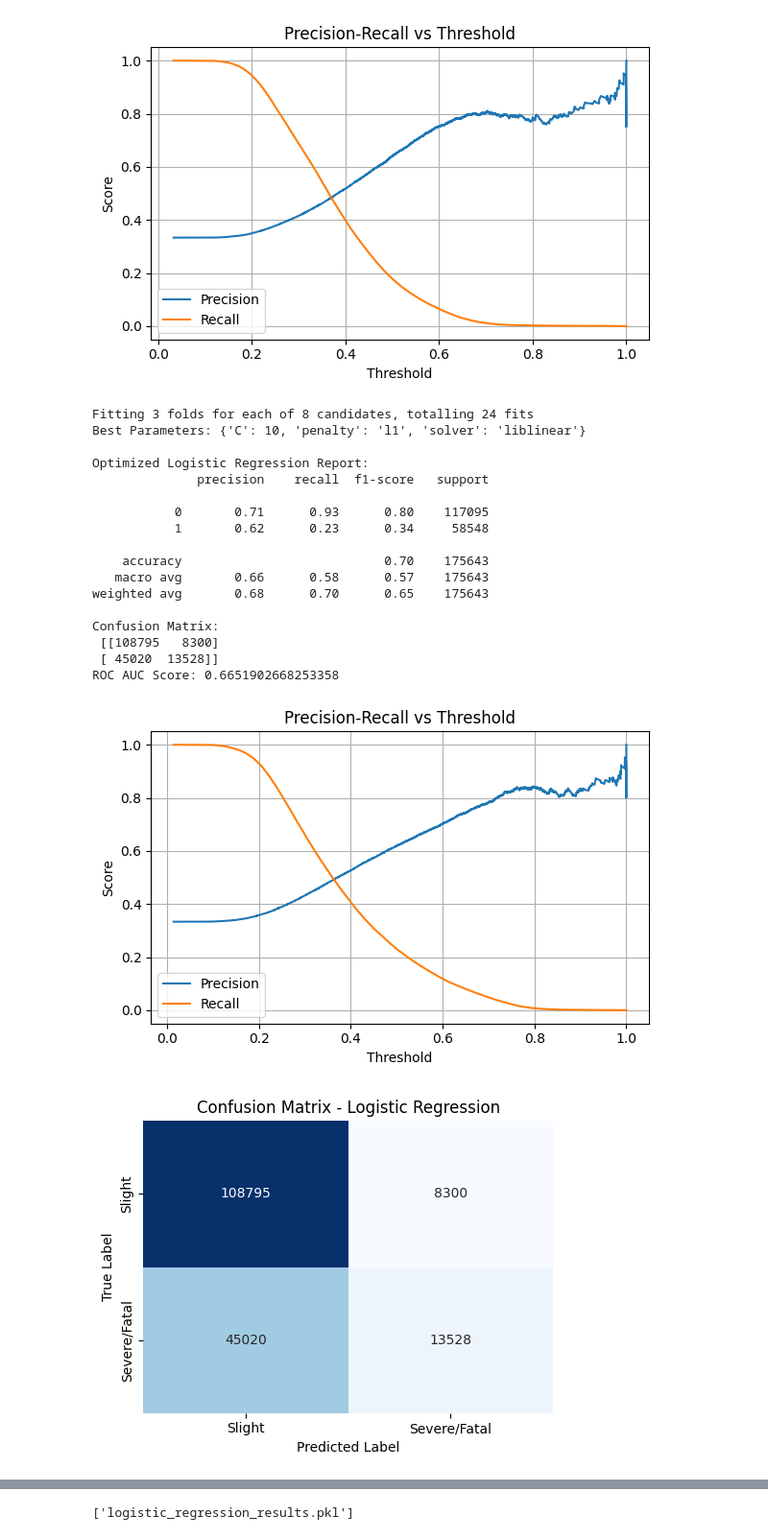
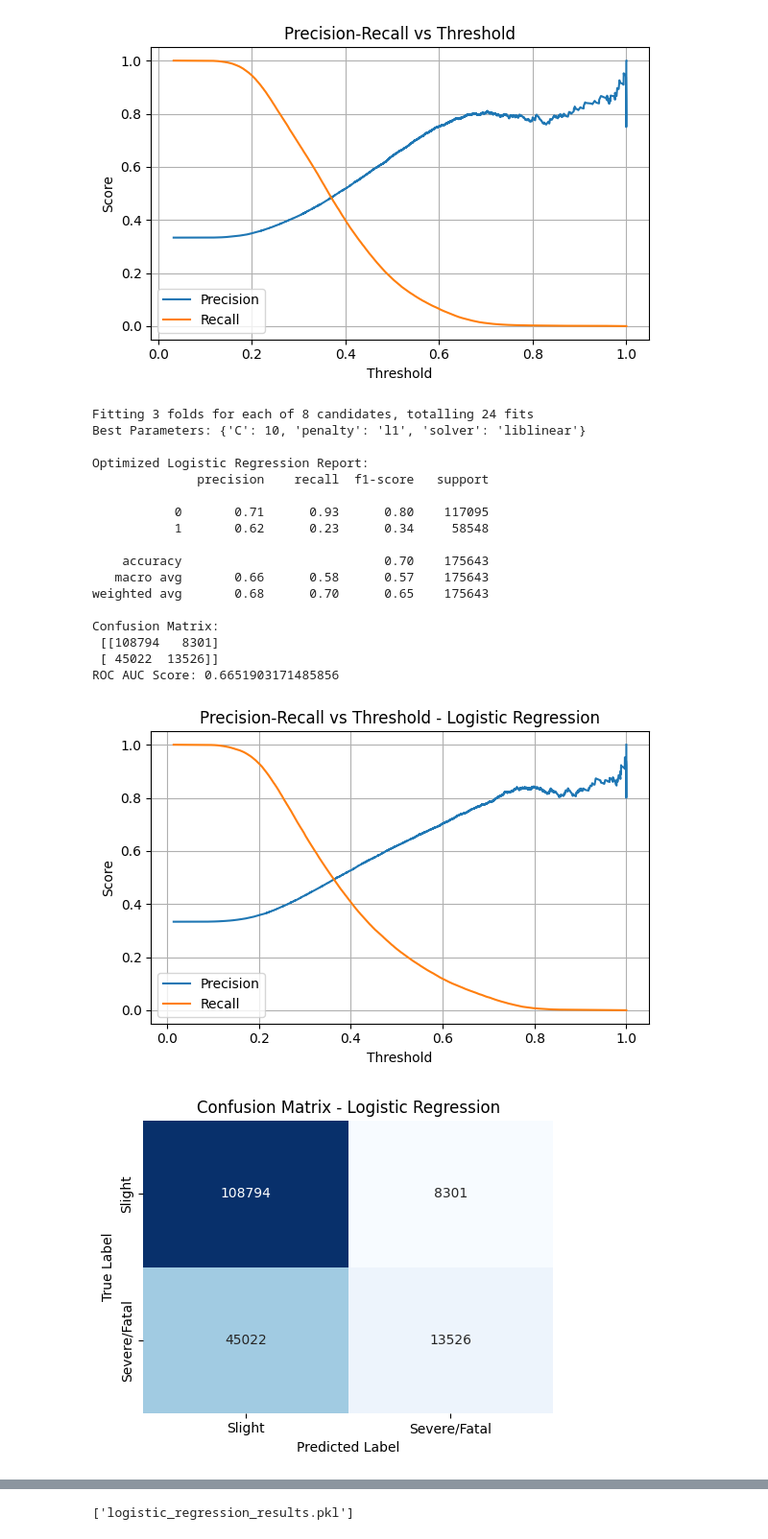
Before and after one commit to aishwarya-shekar-babu/Road-Accident-Prediction, a Jupyter notebook: Road_Accident_Prediction_finalmodels_with_app.ipynb, the cells around one changed output, grey strips where cells are left out. Shown at 96% size. Drawn from its saved outputs; the diff is of its cells as text; code cells hidden in the pictures.

```diff
--- a/Road_Accident_Prediction_finalmodels_with_app.ipynb
+++ b/Road_Accident_Prediction_finalmodels_with_app.ipynb
@@ -1136,11 +1136,11 @@ Confusion Matrix:
 ROC AUC Score: 0.6550407753540282
 [figure]
 # %%
-
 from sklearn.linear_model import LogisticRegression
 from sklearn.model_selection import GridSearchCV
-from sklearn.metrics import classification_report, confusion_matrix, roc_auc_score, precision_recall_curve
+from sklearn.metrics import classification_report, confusion_matrix, roc_auc_score, precision_recall_curve, roc_curve
 import matplotlib.pyplot as plt
+import seaborn as sns
 
 # 1. Define parameter grid
 param_grid = {
@@ -1160,81 +1160,72 @@ grid_search.fit(X_train, y_train)
 best_log_clf = grid_search.best_estimator_
 
 # 5. Predictions
-y_pred = best_log_clf.predict(X_test)
-y_proba = best_log_clf.predict_proba(X_test)[:, 1]
+y_pred_log = best_log_clf.predict(X_test)
+y_proba_log = best_log_clf.predict_proba(X_test)[:, 1]
 
 # 6. Evaluation
 print("Best Parameters:", grid_search.best_params_)
 print("\nOptimized Logistic Regression Report:")
-print(classification_report(y_test, y_pred))
-print("Confusion Matrix:\n", confusion_matrix(y_test, y_pred))
-print("ROC AUC Score:", roc_auc_score(y_test, y_proba))
+print(classification_report(y_test, y_pred_log))
+print("Confusion Matrix:\n", confusion_matrix(y_test, y_pred_log))
+print("ROC AUC Score:", roc_auc_score(y_test, y_proba_log))
 
 # 7. Precision-Recall Curve
-precision, recall, thresholds = precision_recall_curve(y_test, y_proba)
+precision, recall, thresholds = precision_recall_curve(y_test, y_proba_log)
 plt.figure(figsize=(6, 4))
 plt.plot(thresholds, precision[:-1], label='Precision')
 plt.plot(thresholds, recall[:-1], label='Recall')
 plt.xlabel('Threshold')
 plt.ylabel('Score')
-plt.title('Precision-Recall vs Threshold')
+plt.title('Precision-Recall vs Threshold - Logistic Regression')
 plt.legend()
 plt.grid(True)
 plt.tight_layout()
 plt.show()
 
-
-# Compute the confusion matrix
-cm = confusion_matrix(y_test, y_pred)
-
-# Create the heatmap
+# 8. Confusion Matrix Heatmap
+cm = confusion_matrix(y_test, y_pred_log)
 plt.figure(figsize=(5, 4))
 ax = sns.heatmap(cm, annot=True, fmt='d', cmap='Blues', cbar=False)
-
-# Fix tick labels explicitly using set
 ax.set_xticklabels(['Slight', 'Severe/Fatal'])
 ax.set_yticklabels(['Slight', 'Severe/Fatal'])
-
-# Add labels and title
 plt.xlabel('Predicted Label')
 plt.ylabel('True Label')
 plt.title('Confusion Matrix - Logistic Regression')
 plt.tight_layout()
 plt.show()
 
-from sklearn.metrics import roc_curve
-
-fpr, tpr, _ = roc_curve(y_test, y_proba)
-
+# 9. ROC Curve
+fpr, tpr, _ = roc_curve(y_test, y_proba_log)
 plt.figure(figsize=(6, 4))
-plt.plot(fpr, tpr, label=f'AUC = {roc_auc_score(y_test, y_proba):.3f}')
+plt.plot(fpr, tpr, label=f'AUC = {roc_auc_score(y_test, y_proba_log):.3f}')
 plt.plot([0, 1], [0, 1], 'k--', label='Random Guess')
 plt.xlabel('False Positive Rate')
 plt.ylabel('True Positive Rate (Recall)')
 plt.title('ROC Curve - Logistic Regression')
 plt.legend()
 plt.grid(True)
 plt.tight_layout()
 plt.show()
 # %% [output]
 Fitting 3 folds for each of 8 candidates, totalling 24 fits
 Best Parameters: {'C': 10, 'penalty': 'l1', 'solver': 'liblinear'}
 
 Optimized Logistic Regression Report:
               precision    recall  f1-score   support
 
            0       0.71      0.93      0.80    117095
            1       0.62      0.23      0.34     58548
 
     accuracy                           0.70    175643
    macro avg       0.66      0.58      0.57    175643
 weighted avg       0.68      0.70      0.65    175643
 
 Confusion Matrix:
- [[108795   8300]
- [ 45020  13528]]
-ROC AUC Score: 0.6651902668253358
+ [[108794   8301]
+ [ 45022  13526]]
+ROC AUC Score: 0.6651903171485856
-[figure, old version]
+[figure, new version]
 [figure]
 [figure]
 # %%
```
Also changed, not shown: parts of 11 cells of this notebook.
